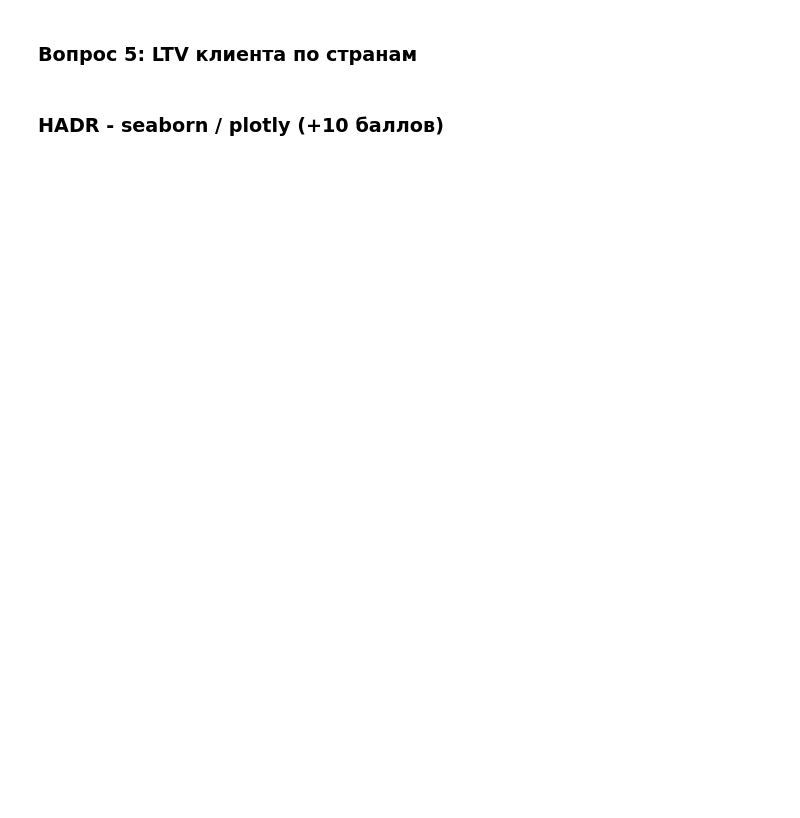
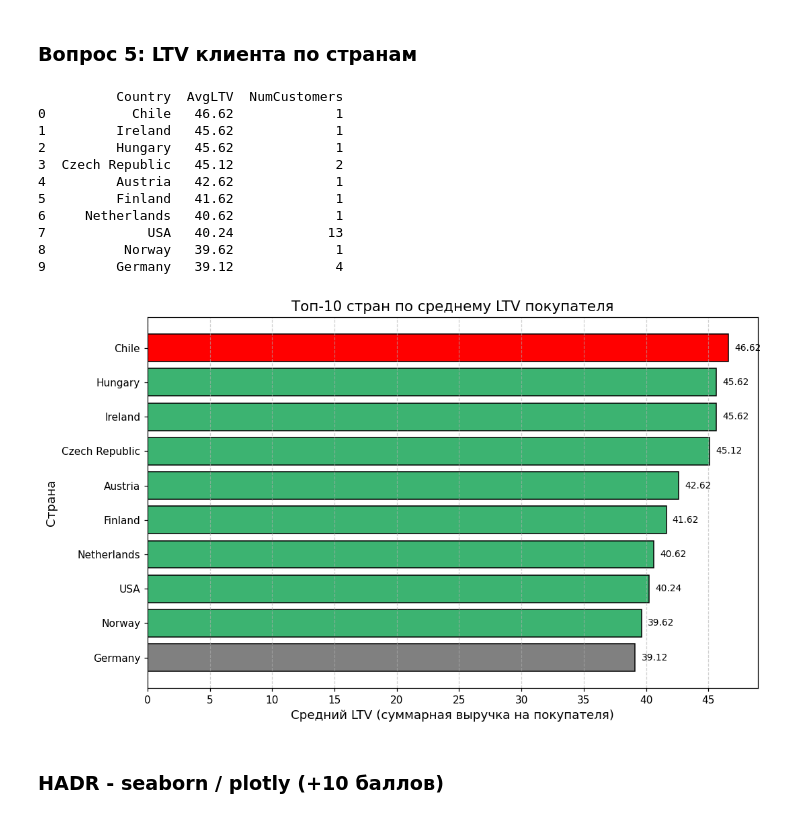
Before and after one commit to Duhast163rus/Ai, a Jupyter notebook: practice_git_python_sql.ipynb, the cells around one changed output. Saved outputs shown, nothing was run; the diff lists cells and outputs as text; code cells hidden in the pictures; blank space fills up the shorter version.

```diff
--- a/practice_git_python_sql.ipynb
+++ b/practice_git_python_sql.ipynb
@@ -1630,16 +1680,68 @@ Steve Johnson                   18         720.16         5.72
 # %%
 # 📝 ИТОГ Q5: Среднее значение LTV покупателя по странам
 # LTV = суммарная выручка с одного покупателя
 # Шаги:
 #   CTE 1: SUM(Total) по каждому CustomerId
 #   Итог:  GROUP BY Country → AVG(LTV)
 # Визуализация: топ-10 стран по среднему LTV
 
 # TODO: SQL
-
-
+df_ltv = sql("""
+    WITH CustomerLTV AS (
+        SELECT
+            c.CustomerId,
+            c.Country,
+            ROUND(SUM(i.Total), 2) AS LTV
+        FROM Customer c
+        JOIN Invoice i ON c.CustomerId = i.CustomerId
+        GROUP BY c.CustomerId, c.Country
+    )
+    SELECT
+        Country,
+        ROUND(AVG(LTV), 2) AS AvgLTV,
+        COUNT(CustomerId) AS NumCustomers
+    FROM CustomerLTV
+    GROUP BY Country
+    ORDER BY AvgLTV DESC
+    LIMIT 10
+""")
+print(df_ltv)
 
 # TODO: matplotlib
+
+# Сортируем: от меньшего к большему, чтобы сверху оказалась страна с суммарной выручкой с одного покупателя
+df_top = df_ltv.sort_values('AvgLTV', ascending=True)
+
+plt.figure(figsize=(10, 6))
+plt.barh(df_top['Country'], df_top['AvgLTV'], color=colors, edgecolor='black')
+colors = ['mediumseagreen'] * len(df_top)
+colors[0] = 'grey'
+colors[-1] = 'red'
+
+# Добавляем подписи значений справа от столбцов
+for i, (country, value) in enumerate(zip(df_top['Country'], df_top['AvgLTV'])):
+    plt.text(value + 0.5, i, f'{value:.2f}', va='center', fontsize=9)
+
+plt.xticks(range(0, 50, 5))
+plt.xlabel('Средний LTV (суммарная выручка на покупателя)', fontsize=12)
+plt.ylabel('Страна', fontsize=12)
+plt.title('Топ‑10 стран по среднему LTV покупателя', fontsize=14)
+plt.grid(axis='x', linestyle='--', alpha=0.6)
+plt.tight_layout()
+plt.show()
+# %% [output]
+          Country  AvgLTV  NumCustomers
+0           Chile   46.62             1
+1         Ireland   45.62             1
+2         Hungary   45.62             1
+3  Czech Republic   45.12             2
+4         Austria   42.62             1
+5         Finland   41.62             1
+6     Netherlands   40.62             1
+7             USA   40.24            13
+8          Norway   39.62             1
+9         Germany   39.12             4
+[figure, added]
 # %% [markdown]
 ### HADR - seaborn / plotly (+10 баллов)
 # %%
```
Also changed, not shown: parts of 3 cells of this notebook.
